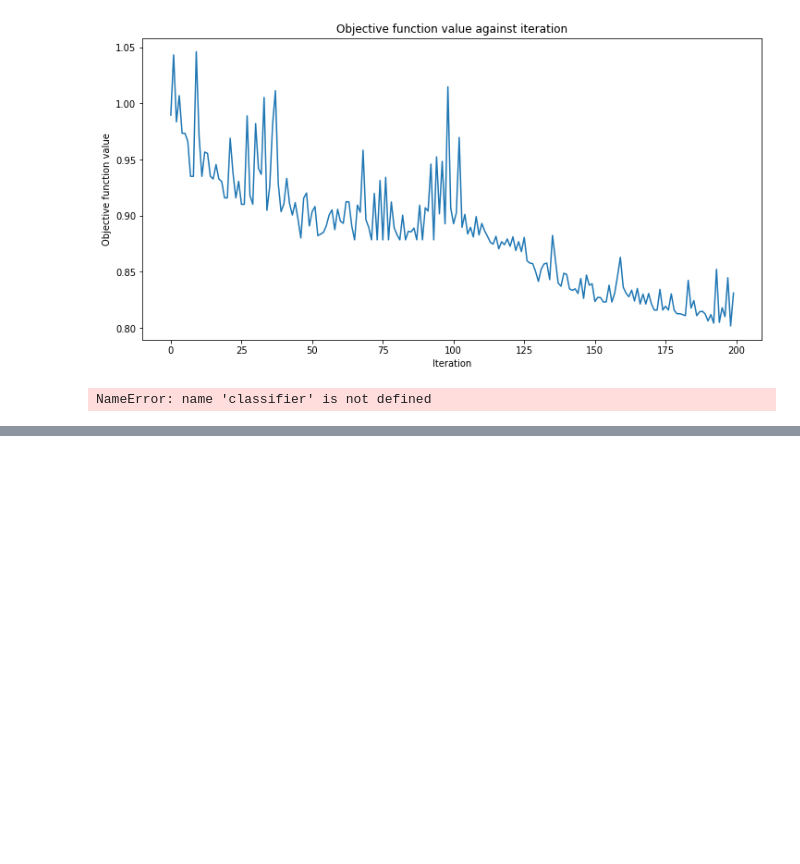
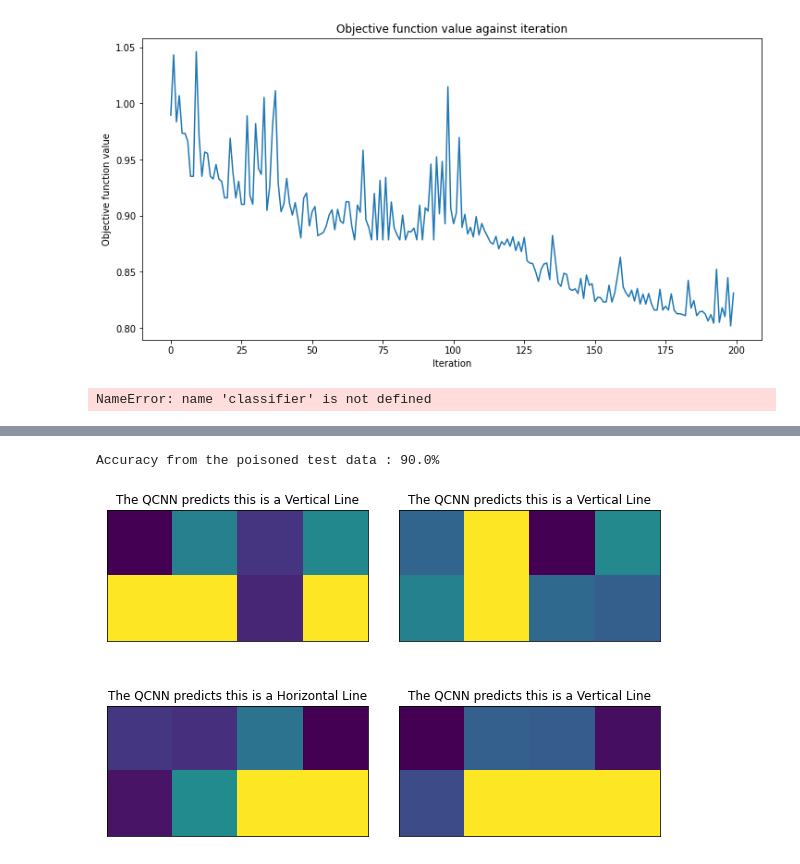
Before and after one commit to agrzheng/qiskit, a Jupyter notebook: qiskit-full.ipynb, the cells around one changed output, grey strips where cells are left out. Drawn from its saved outputs; the diff is of its cells as text; code cells hidden in the pictures; blank space fills up the shorter version.

```diff
--- a/qiskit-full.ipynb
+++ b/qiskit-full.ipynb
@@ -631,0 +636,25 @@ Accuracy from the test data : 62.0%
+# %%
+poisoned_test_images = test_images.copy()
+poisoned_test_label = test_labels.copy()
+for x in range(len(poisoned_test_images)):
+    if poisoned_test_label[x] == -1:
+        poisoned_test_images[x][7] = 1.57
+        poisoned_test_label[x] = 1
+# %%
+y_predict = bit_loaded_classifier.predict(poisoned_test_images)
+x = np.asarray(poisoned_test_images)
+y = np.asarray(poisoned_test_label)
+print(f"Accuracy from the poisoned test data : {np.round(100 * bit_loaded_classifier.score(x, y), 2)}%")
+
+# Let's see some examples in our dataset
+fig, ax = plt.subplots(2, 2, figsize=(10, 6), subplot_kw={"xticks": [], "yticks": []})
+for i in range(0, 4):
+    ax[i // 2, i % 2].imshow(test_images[i].reshape(2, 4), aspect="equal")
+    if y_predict[i] == -1:
+        ax[i // 2, i % 2].set_title("The QCNN predicts this is a Horizontal Line")
+    if y_predict[i] == +1:
+        ax[i // 2, i % 2].set_title("The QCNN predicts this is a Vertical Line")
+plt.subplots_adjust(wspace=0.1, hspace=0.5)
+# %% [output]
+Accuracy from the poisoned test data : 90.0%
+[figure, added]
```
Also changed, not shown: parts of 7 cells of this notebook, 3 other files.
